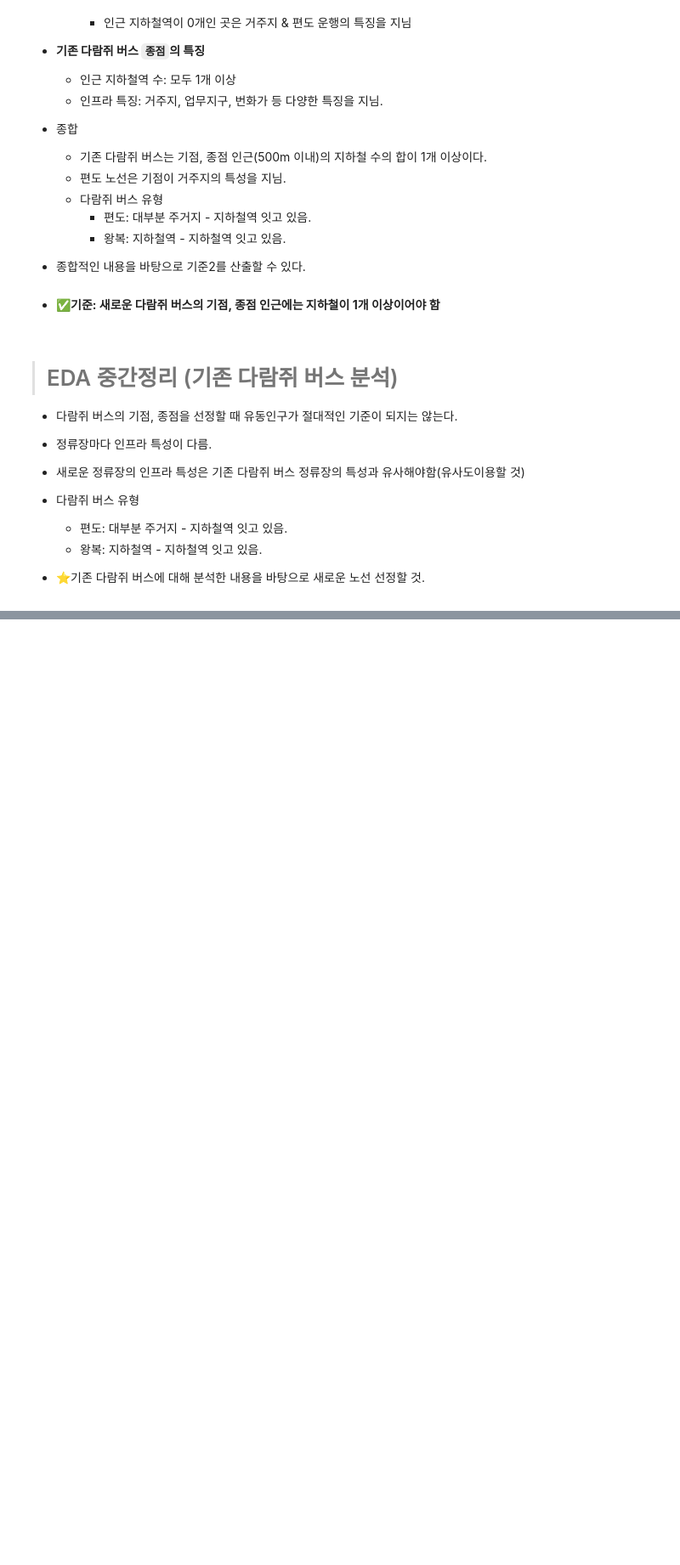
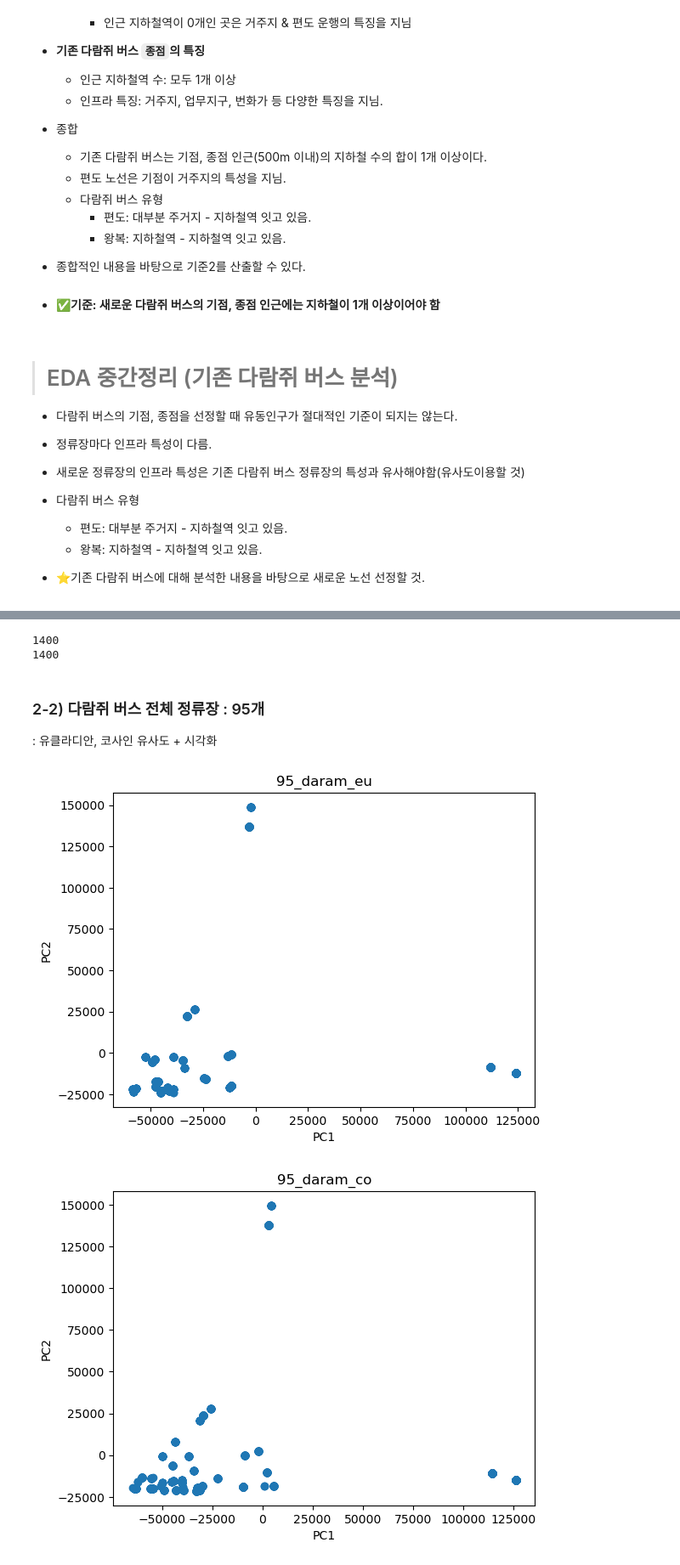
Before and after one commit to Mulcam-Finalproject3/Resurrection_Of_Squirrel_Bus, a Jupyter notebook: src/01_EDA1.ipynb, the cells around one changed output, grey strips where cells are left out. Shown at 85% size. Cells and saved outputs as stored; diff of their text form; code cells hidden in the pictures; blank space fills up the shorter version.

```diff
--- a/src/01_EDA1.ipynb
+++ b/src/01_EDA1.ipynb
@@ -534,0 +581,2 @@ get_barplot_start_end(df_scaled)
+# %%
+st_end_daram_df=reset_daram_df[reset_daram_df['NODE_ID'].isin(st_end_station_list)]
@@ -534,0 +585,2 @@ get_barplot_start_end(df_scaled)
+# %%
+sim_st_end_daram_df=st_end_daram_df.loc[:,'academy_cnt':'population_15to64']
@@ -535 +596,3 @@ get_barplot_start_end(df_scaled)
+# %%
+sim_reset_original_bus_df=reset_original_bus_df.loc[:,'academy_cnt':'population_15to64']
 # %% [markdown]
@@ -536,0 +605,11 @@ get_barplot_start_end(df_scaled)
+# %%
+# 기본 자료 정리 : 기존 데이터와 유사한 데이터를 100개 추출할 것.
+num_similar = 100
+df_A = sim_st_end_daram_df
+df_B = sim_reset_original_bus_df
+
+# 유클라디안 : 앞에 eu로 표시
+eu_similar_st_end_data = euclidean_similar_data(df_A, df_B, num_similar)
+
+# 코사인 : 앞에 co로 표시
+co_similar_st_end_data = cosine_similar_data(df_A, df_B, num_similar)
@@ -536,0 +626,15 @@ get_barplot_start_end(df_scaled)
+# %%
+# 유클라디안 인덱스를 추출
+eu_similar_st_end_index = eu_similar_st_end_data.index.values
+eu_similar_st_end_index_list = eu_similar_st_end_index.tolist()
+# 잘뽑았나 개수 확인~
+print(len(eu_similar_st_end_index_list))
+
+# 코사인 인덱스 추출
+co_similar_st_end_index = co_similar_st_end_data.index.values
+co_similar_st_end_index_list = co_similar_st_end_index.tolist()
+# 잘뽑았나 개수 확인~
+print(len(eu_similar_st_end_index_list))
+# %% [output]
+1400
+1400
@@ -536,0 +646,3 @@ get_barplot_start_end(df_scaled)
+# %% [markdown]
+### 2-2) 다람쥐 버스 전체 정류장 : 95개
+: 유클라디안, 코사인 유사도 + 시각화
@@ -536,0 +669,6 @@ get_barplot_start_end(df_scaled)
+# %%
+visualize_similar_data('95_daram_eu',eu_similar_st_end_data)
+visualize_similar_data('95_daram_co',co_similar_st_end_data)
+# %% [output]
+[figure, added]
+[figure, added]
```
Also changed, not shown: parts of 25 cells of this notebook.
